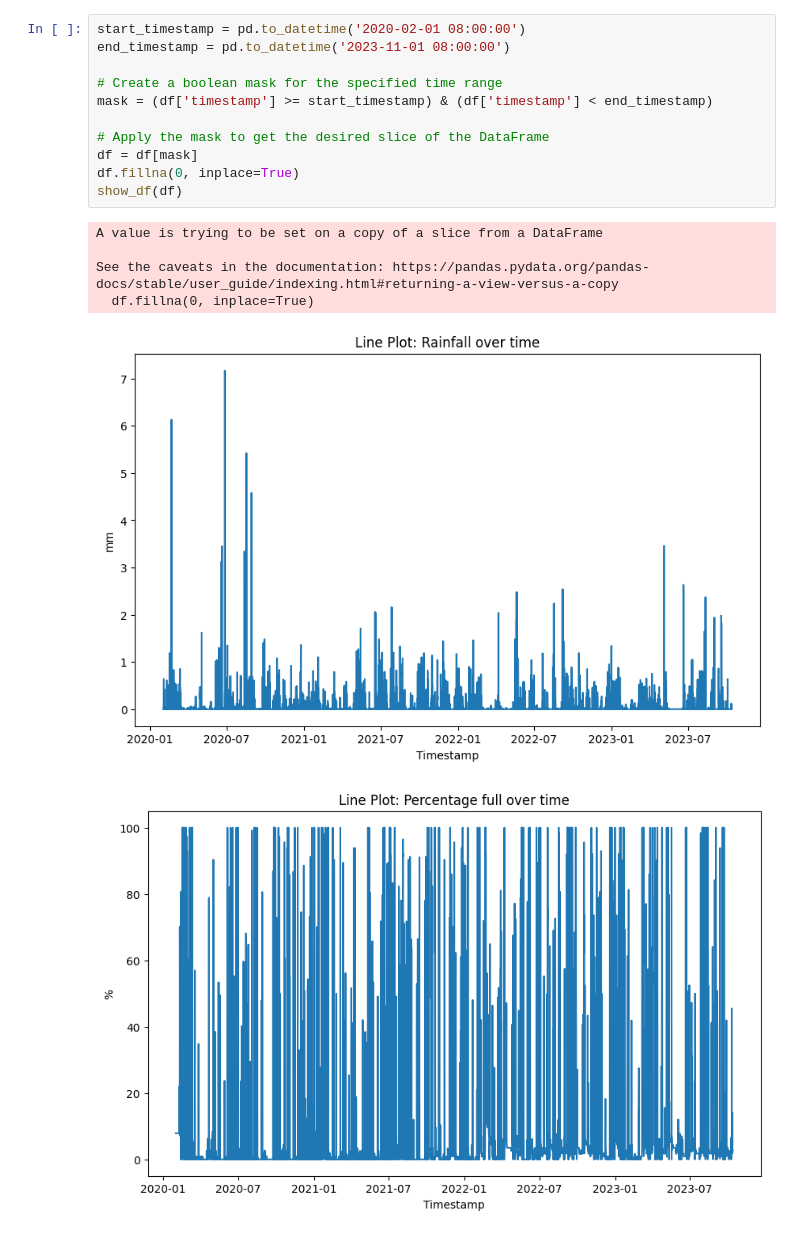
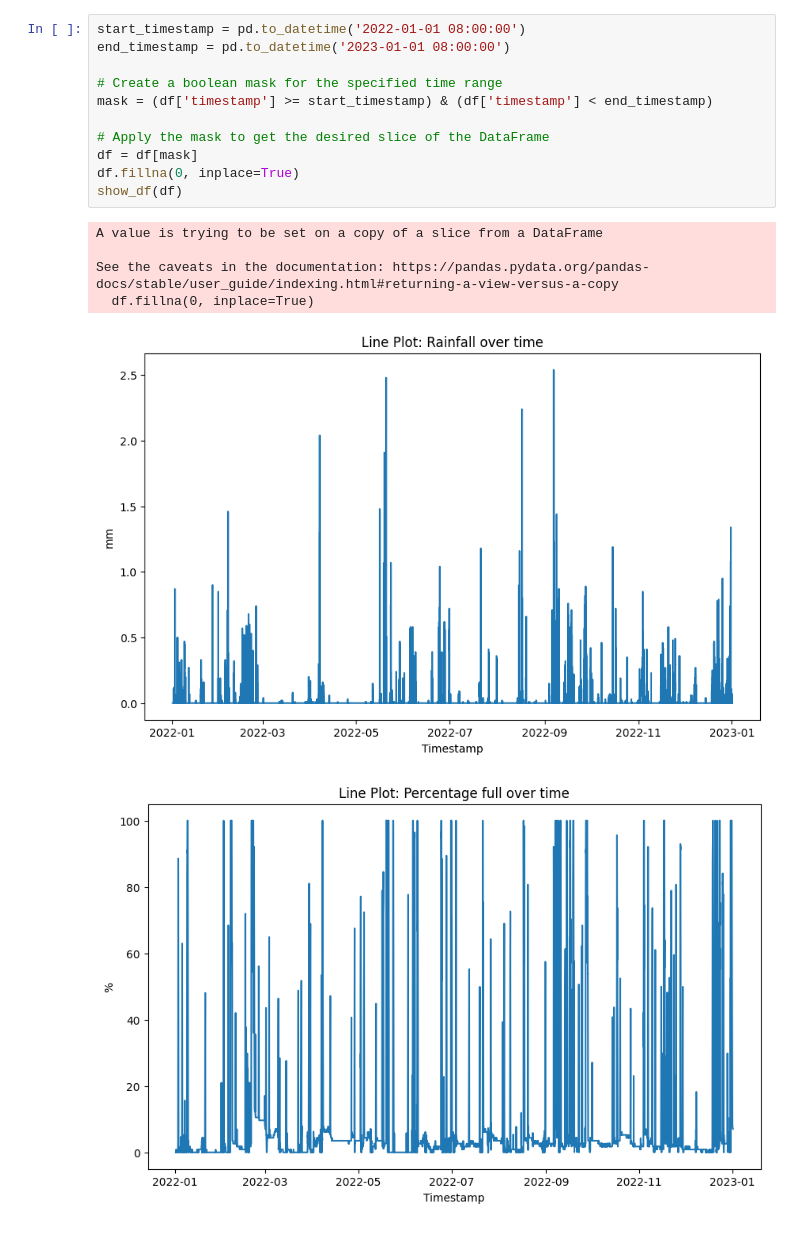
Before and after one commit to TeaDrinkingProgrammer/brabant-water-capstone, a Jupyter notebook: svm/svm.ipynb, the cells around one changed output. Saved outputs shown, nothing was run; the diff lists cells and outputs as text.

```diff
--- a/svm/svm.ipynb
+++ b/svm/svm.ipynb
@@ -58,21 +57,21 @@ show_df(df)
 # %%
-start_timestamp = pd.to_datetime('2020-02-01 08:00:00')
-end_timestamp = pd.to_datetime('2023-11-01 08:00:00')
+start_timestamp = pd.to_datetime('2022-01-01 08:00:00')
+end_timestamp = pd.to_datetime('2023-01-01 08:00:00')
 
 # Create a boolean mask for the specified time range
 mask = (df['timestamp'] >= start_timestamp) & (df['timestamp'] < end_timestamp)
 
 # Apply the mask to get the desired slice of the DataFrame
 df = df[mask]
 df.fillna(0, inplace=True)
 show_df(df)
 # %% [output]
 A value is trying to be set on a copy of a slice from a DataFrame
 
 See the caveats in the documentation: https://pandas.pydata.org/pandas-docs/stable/user_guide/indexing.html#returning-a-view-versus-a-copy
   df.fillna(0, inplace=True)
-[figure, old version]
+[figure, new version]
-[figure, old version]
+[figure, new version]
 # %%
 # Datetime featurs
 # Extracting features
```
Also changed, not shown: parts of 8 cells of this notebook, 2 other files.
